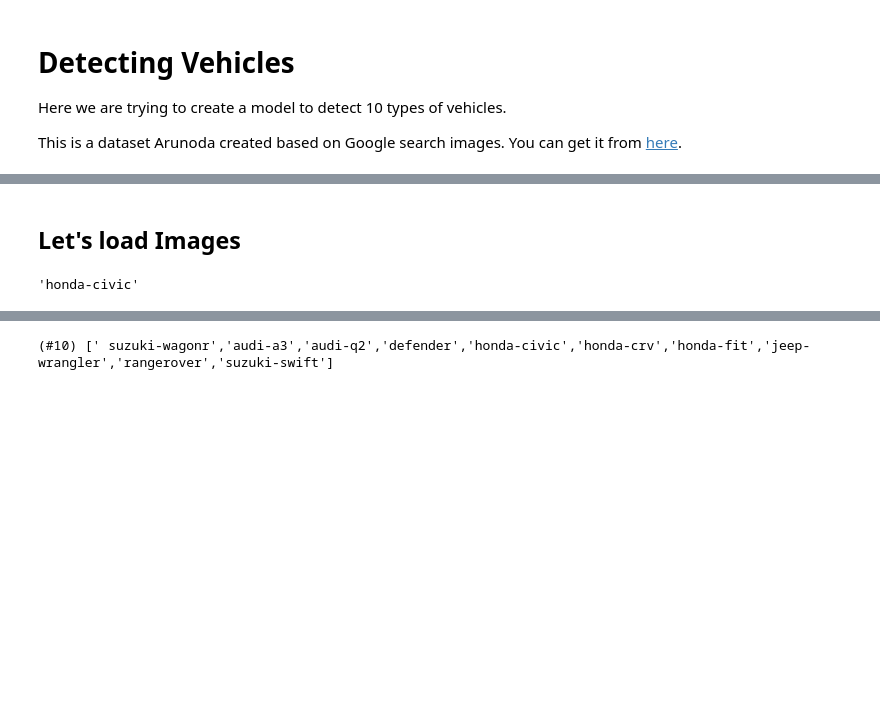
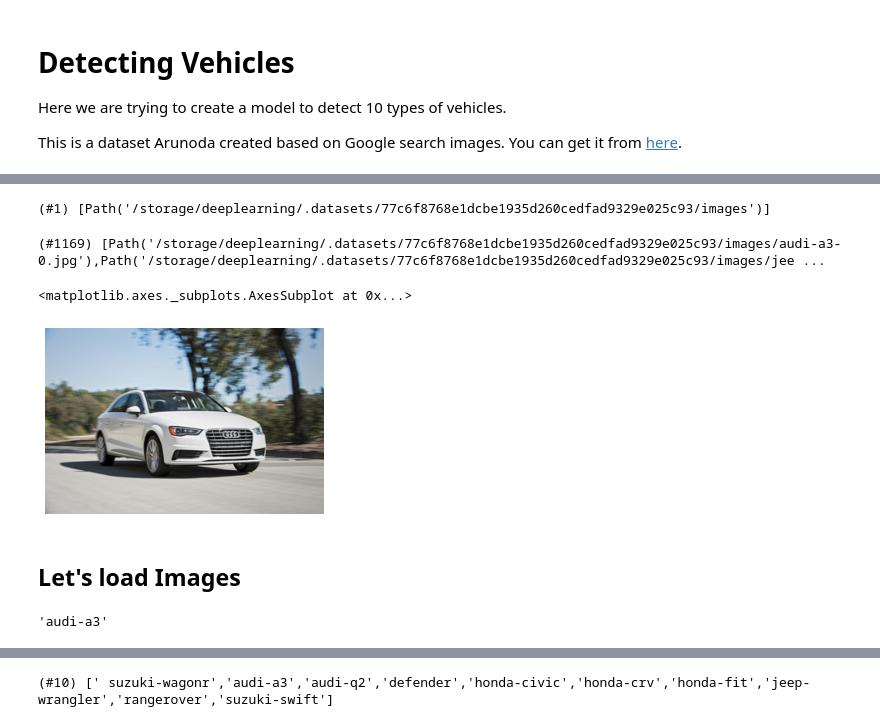
Before and after one commit to arunoda/deeplearning, a Jupyter notebook: 03.detecting-vehicles.ipynb, the cells around one changed output, grey strips where cells are left out. Cells and saved outputs as stored; diff of their text form; code cells hidden in the pictures; blank space fills up the shorter version.

```diff
--- a/03.detecting-vehicles.ipynb
+++ b/03.detecting-vehicles.ipynb
@@ -36,12 +30,28 @@ show_image(Image.open(im_path.ls()[500]))
+# %%
+im_path = Path("/storage/deeplearning/.datasets/77c6f8768e1dcbe1935d260cedfad9329e025c93")
+im_path.ls()
+# %% [output]
+(#1) [Path('/storage/deeplearning/.datasets/77c6f8768e1dcbe1935d260cedfad9329e025c93/images')]
+# %%
+image_list = (im_path/"images").ls()
+image_list
+# %% [output]
+(#1169) [Path('/storage/deeplearning/.datasets/77c6f8768e1dcbe1935d260cedfad9329e025c93/images/audi-a3-0.jpg'),Path('/storage/deeplearning/.datasets/77c6f8768e1dcbe1935d260cedfad9329e025c93/images/jee ...
+# %%
+print
+show_image(Image.open(image_list[0]))
+# %% [output]
+<matplotlib.axes._subplots.AxesSubplot at 0x...>
+[figure, added]
 # %% [markdown]
 ## Let's load Images
 # %%
 def get_vehicle_type(p):
     return re.sub('-[0-9]+.*', '', p.name)
 
-get_vehicle_type(im_path.ls()[500])
+get_vehicle_type(image_list[0])
 # %% [output]
-'honda-civic'
+'audi-a3'
 # %%
 db = DataBlock(
     blocks=(ImageBlock, CategoryBlock),
```
Also changed, not shown: parts of 17 cells of this notebook, 2 other files.
